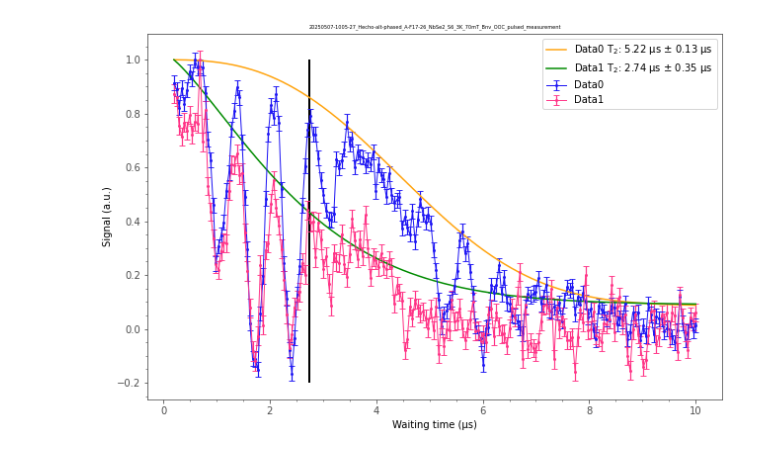
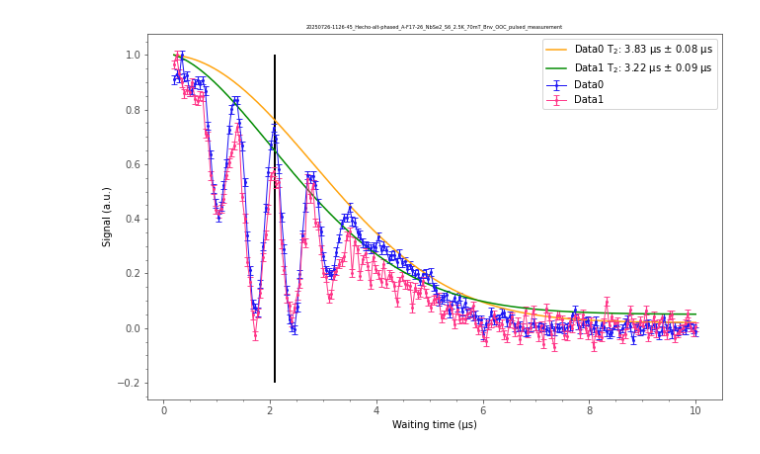
Before and after one commit to sriharijayaram5/qudi, a Jupyter notebook: notebooks/Measurement_Control/Data analysis/Pulsed measurement data analysis/Hahn Echo comparison.ipynb, the cells around one changed output. Saved outputs shown, nothing was run; the diff lists cells and outputs as text; code cells hidden in the pictures.

```diff
--- a/notebooks/Measurement_Control/Data analysis/Pulsed measurement data analysis/Hahn Echo comparison.ipynb
+++ b/notebooks/Measurement_Control/Data analysis/Pulsed measurement data analysis/Hahn Echo comparison.ipynb
@@ -11,8 +11,8 @@ from logic import gwyfile as gwy
 import numpy as np
 from scipy.signal import find_peaks
 # %%
-filebeginning = '20250507-1005-27_Hecho-alt-phased_A-F17-26_NbSe2_S6_3K_70mT_Bnv_OOC_pulsed_measurement' #here the beginning of the filename, including the date and sample name, is needed
-filebeginning_1 = '20250507-1022-50_Jupyter-ensemble-hecho-alt-phased-juptr_A-F17-26_NbSe2_S6_3.0K_70mT_Bnv_sFC_Z_lift_off5e-09_pulsed_measurement' #here the beginning of the filename, including the date and sample name, is needed
+filebeginning = '20250726-1126-45_Hecho-alt-phased_A-F17-26_NbSe2_S6_2.5K_70mT_Bnv_OOC_pulsed_measurement' #here the beginning of the filename, including the date and sample name, is needed
+filebeginning_1 = '20250726-1214-50_Jupyter-ensemble-hecho-alt-phased-juptr_A-F17-26_NbSe2_S6_2.5K_70mT_Bnv_sFC_Z_lift_off5e-09_pulsed_measurement' #here the beginning of the filename, including the date and sample name, is needed
 
 file_year = filebeginning[0:4]
 file_month = filebeginning[4:6]
@@ -61,32 +61,32 @@ for idx, paths in enumerate(filepath_com):
     else:
         data = data_raw[plot_option]
         shift = (data_raw.shape[0]-1)//2
         err = data_raw[plot_option+shift]
 
     peaks, _ = find_peaks(data, prominence=(0.02, None))#, distance=20)
     peaks = np.insert(peaks, 0, 0, axis=0)
     fit_peaks = fitlogic.make_decayexponentialstretched_fit(var_list[peaks],data[peaks],estimator=fitlogic.estimate_decayexponentialstretched)
     lm_peaks,_ = fitlogic.make_decayexponentialstretched_model()
     temp = lm_peaks.eval(fit_peaks.params, x=var_list_more)
     t2s = fit_peaks.params['lifetime']
     t2s_err = fit_peaks.params['lifetime'].stderr
 
     ax_HE.errorbar(x=var_list*1e6, y=data/np.max(data),
                              yerr=err, fmt='-o',
                              capsize=3, capthick=0.9,
                             elinewidth=1.2, markersize=3, linewidth=1.0, label=f"Data{idx}")
     leg = f"Data{idx} T$_2$: {round(fit_peaks.params['lifetime']*1e6,2)} µs $\pm$ {round(fit_peaks.params['lifetime'].stderr*1e6,2)} µs"
     ax_HE.plot(var_list_more*1e6, temp/np.max(temp),'-', linewidth=1.5, label=leg)
 
 ax_HE.legend()
 
-ax_HE.vlines(2.75,-0.2,1,'k')
+ax_HE.vlines(2.1,-0.2,1,'k')
 
 plt.tight_layout()
 
 # with open(path + filebeginning+'_envelope_fit.png', 'wb') as f:
 #     plt.savefig(f,format='png')
 
 plt.show()
 # %% [output]
-[figure, old version]
+[figure, new version]
```
Also changed, not shown: 10 other files.
